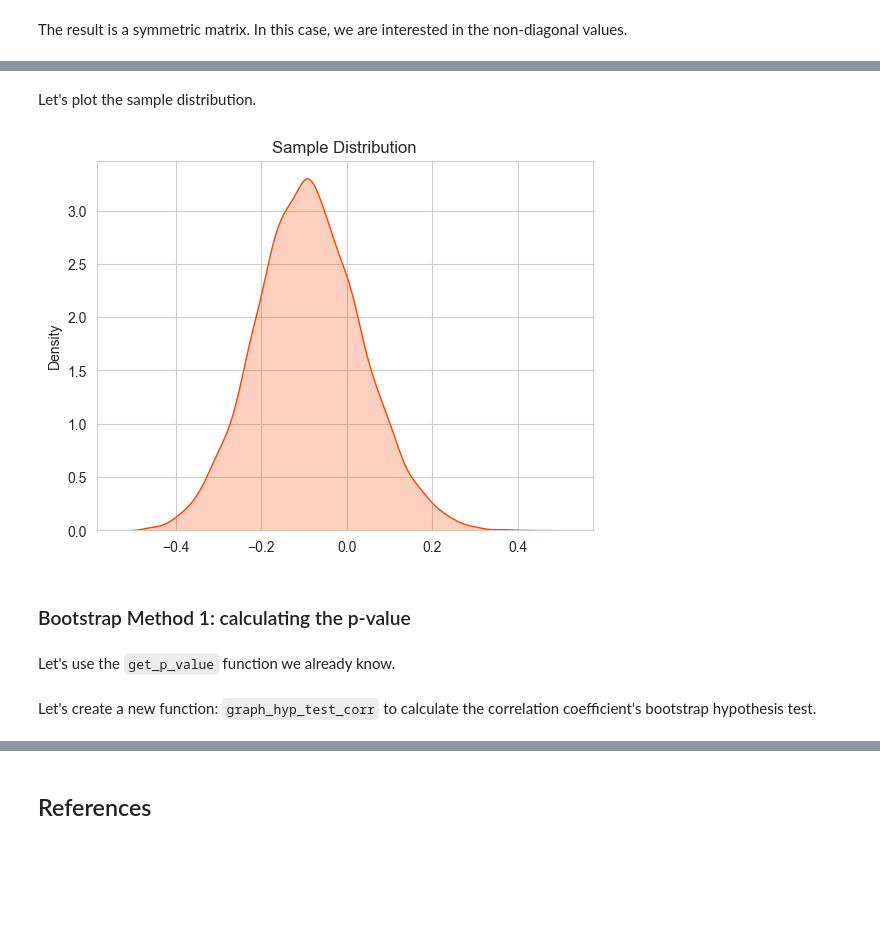
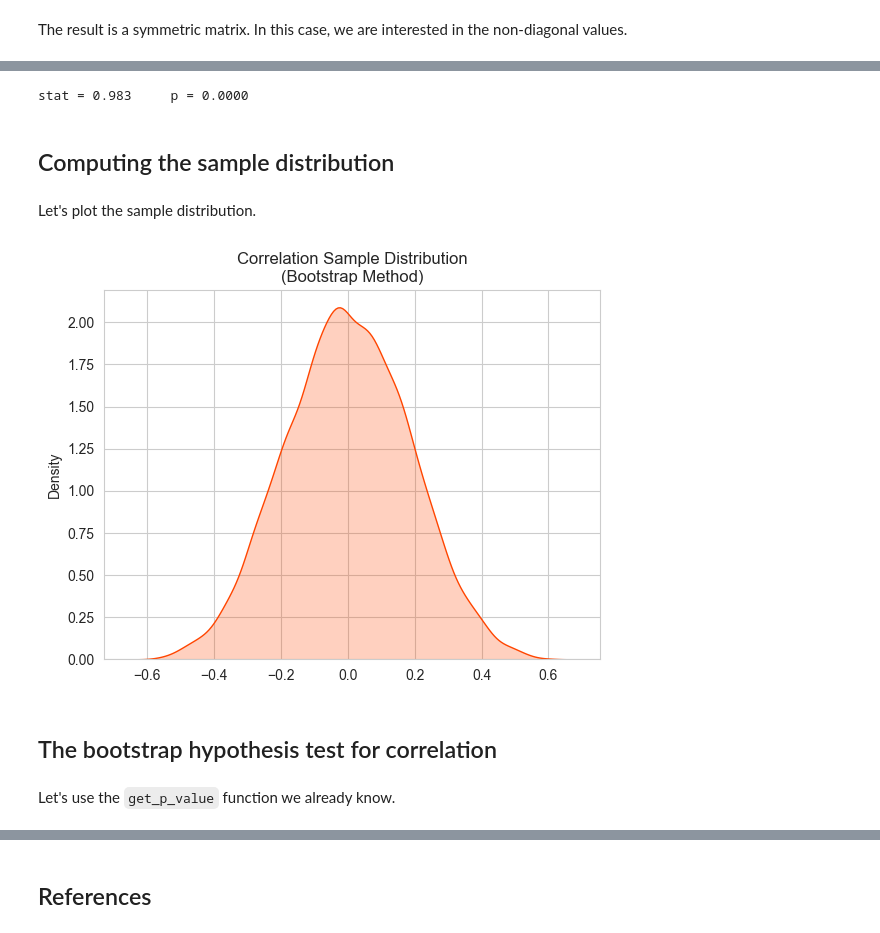
Before and after one commit to Goliath-Research/Computational-Statistics, a Jupyter notebook: 05-Forecasting/02-Boot_Correlation.ipynb, the cells around one changed output, grey strips where cells are left out. Cells and saved outputs as stored; diff of their text form; code cells hidden in the pictures; blank space fills up the shorter version.

```diff
--- a/05-Forecasting/02-Boot_Correlation.ipynb
+++ b/05-Forecasting/02-Boot_Correlation.ipynb
@@ -20,0 +19,4 @@ grade_after2 = np.random.normal(61, 5, size = 50)
+# %%
+data = pd.read_csv('corrExamples.csv')
+print(data.shape)
+data.head()
@@ -69,11 +57,33 @@ sample_distribution_r = corrSampleDistribution(grade_before, grade_after)
+# %%
+# The statistic using scipy
+stat, p = st.pearsonr(data.x, data.y_spc)
+print('stat = %.3f \t p = %.4f' % (stat, p))
+# %% [output]
+stat = 0.983     p = 0.0000
+# %% [markdown]
+## Computing the sample distribution
+# %%
+# Computing the sample distribution for correlation
+def get_boot_sample_distribution_corr(x, y, num_samples=10000):
+    '''
+    It computes the sample distribution for correlation using bootstrap.
+    '''
+    bootstrap_corrs = np.array([np.corrcoef(
+                        np.random.choice(x, size=len(x), replace=True),
+                        np.random.choice(y, size=len(y), replace=True)
+                    )[0][1] for _ in range(num_samples)])
+    return bootstrap_corrs
+# %%
+sample_distribution_r = get_boot_sample_distribution_corr(data.x, data.y_spc)
 # %% [markdown]
 Let's plot the sample distribution.
 # %%
-sns.kdeplot(sample_distribution_r, fill=True, color='orangered').set(title='Sample Distribution');
+sns.kdeplot(sample_distribution_r, fill=True, color='orangered').set(
+            title='Correlation Sample Distribution\n(Bootstrap Method)');
 # %% [output]
-[figure, old version]
+[figure, new version]
-# %% [markdown]
-### Bootstrap Method 1: calculating the p-value
+# %% [markdown]
+## The bootstrap hypothesis test for correlation
 # %% [markdown]
 Let's use the `get_p_value` function we already know.
 # %%
@@ -92,5 +102,3 @@ def get_p_value(sample_distribution, obs_value, alternative='two-sided'):
     else:
         p_val = 1-ecdf(obs_value)
     return(p_val)
-# %% [markdown]
-Let's create a new function: `graph_hyp_test_corr` to calculate the correlation coefficient's bootstrap hypothesis test.
```
Also changed, not shown: parts of 93 cells of this notebook, 5 other files.
